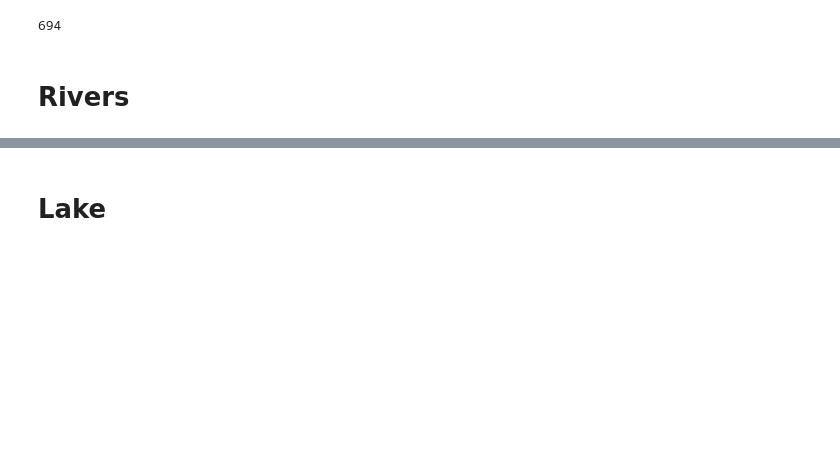
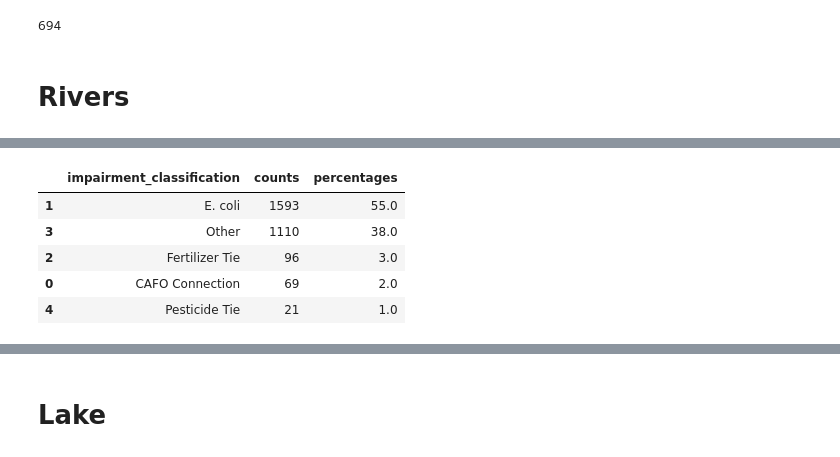
Before and after one commit to mocorderos/Water_Impair_Iowa, a Jupyter notebook: ImpairedWaterListFeb25.ipynb, the cells around one changed output, grey strips where cells are left out. Cells and saved outputs as stored; diff of their text form; code cells hidden in the pictures; blank space fills up the shorter version.

```diff
--- a/ImpairedWaterListFeb25.ipynb
+++ b/ImpairedWaterListFeb25.ipynb
@@ -536,0 +439,13 @@ Most frequent tmdlprioritys in deteriorated river segments:
+# %%
+# Most frequent impairments among river segments classified as impaired in five consecutive assessment cycles | impairment_classification = reclassification of the impairment
+filtered_rivers = df_rivers[df_rivers['segid'].isin(consecutive_river_segments['segid'])]
+use_counts_impairment_classification = filtered_rivers.groupby(['impairment_classification']).size().reset_index(name='counts')
+use_counts_impairment_classification['percentages'] = (use_counts_impairment_classification['counts']/ use_counts_impairment_classification['counts'].sum()*100).round(0)
+use_counts_impairment_classification.sort_values(by='counts',ascending=False)
+# %% [output]
+|  | impairment_classification | counts | percentages |
+| 1 | E. coli | 1593 | 55.0 |
+| 3 | Other | 1110 | 38.0 |
+| 2 | Fertilizer Tie | 96 | 3.0 |
+| 0 | CAFO Connection | 69 | 2.0 |
+| 4 | Pesticide Tie | 21 | 1.0 |
```
Also changed, not shown: parts of 40 cells of this notebook.
